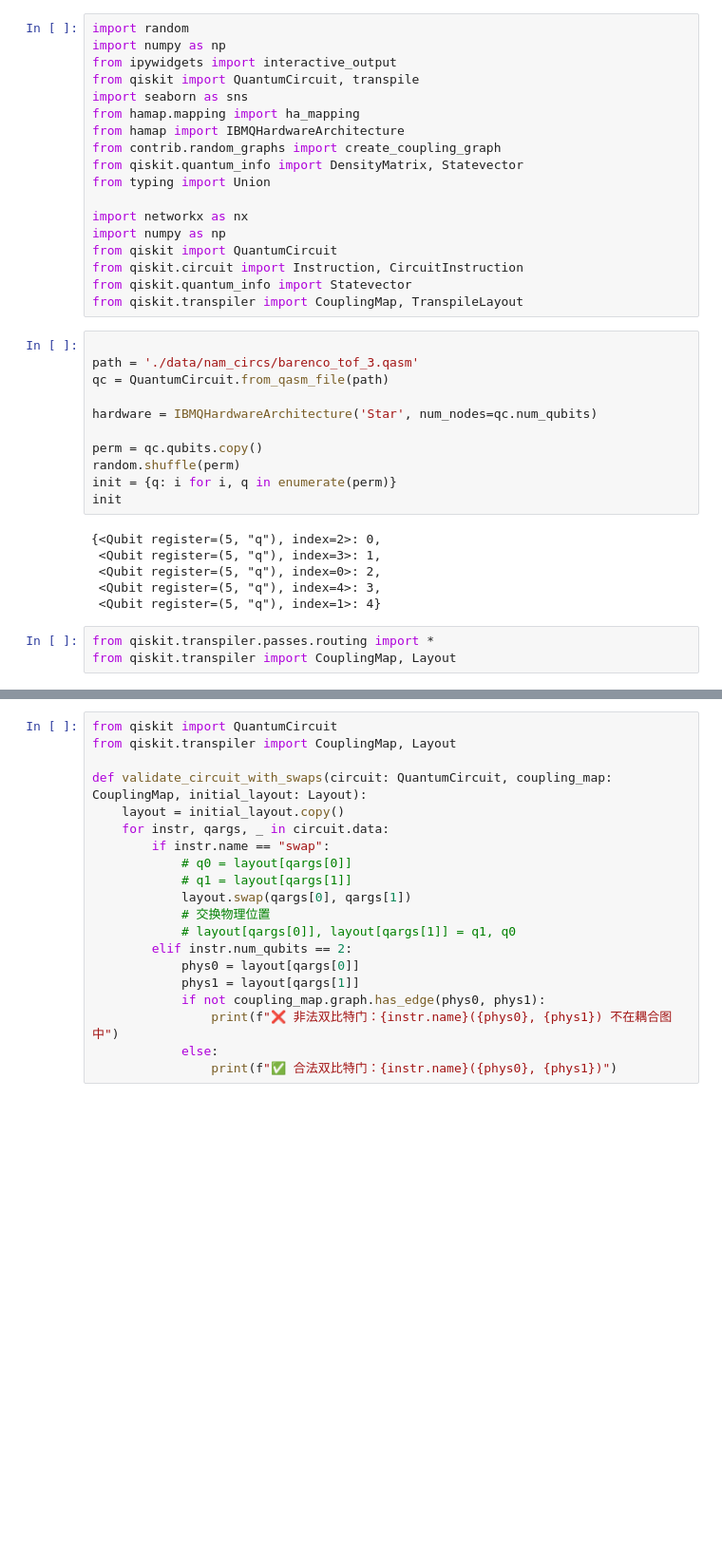
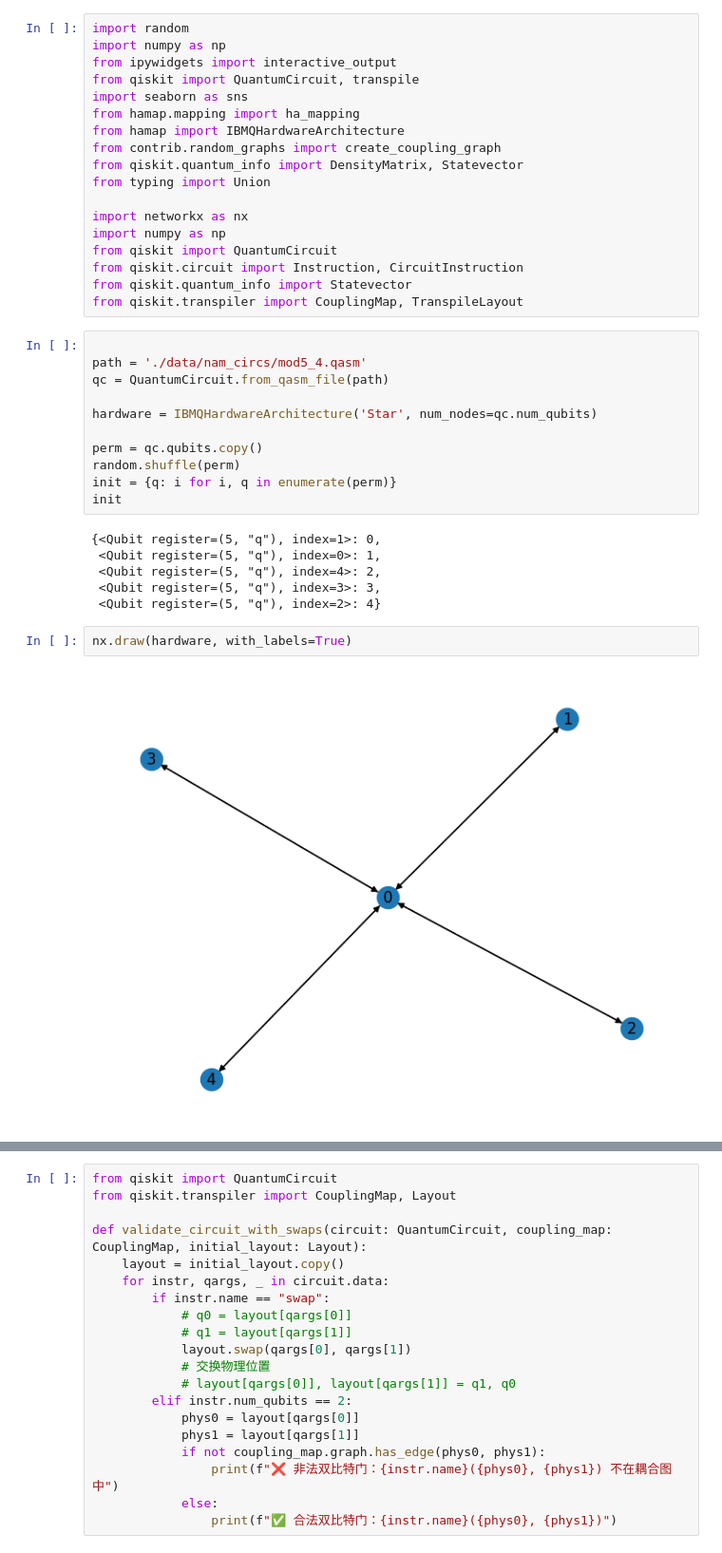
Before and after one commit to congfeng4/QuantumCompiler, a Jupyter notebook: verify_circuit.ipynb, the cells around one changed output, grey strips where cells are left out. Shown: that part at 95% size. Cells and saved outputs as stored; diff of their text form; blank space fills up the shorter version.

```diff
--- a/verify_circuit.ipynb
+++ b/verify_circuit.ipynb
@@ -18,7 +18,7 @@ from qiskit.quantum_info import Statevector
 from qiskit.transpiler import CouplingMap, TranspileLayout
 # %%
 
-path = './data/nam_circs/barenco_tof_3.qasm'
+path = './data/nam_circs/mod5_4.qasm'
 qc = QuantumCircuit.from_qasm_file(path)
 
 hardware = IBMQHardwareArchitecture('Star', num_nodes=qc.num_qubits)
@@ -28,12 +28,13 @@ random.shuffle(perm)
 init = {q: i for i, q in enumerate(perm)}
 init
 # %% [output]
-{<Qubit register=(5, "q"), index=2>: 0,
- <Qubit register=(5, "q"), index=3>: 1,
- <Qubit register=(5, "q"), index=0>: 2,
- <Qubit register=(5, "q"), index=4>: 3,
- <Qubit register=(5, "q"), index=1>: 4}
+{<Qubit register=(5, "q"), index=1>: 0,
+ <Qubit register=(5, "q"), index=0>: 1,
+ <Qubit register=(5, "q"), index=4>: 2,
+ <Qubit register=(5, "q"), index=3>: 3,
+ <Qubit register=(5, "q"), index=2>: 4}
-# %%
-from qiskit.transpiler.passes.routing import *
-from qiskit.transpiler import CouplingMap, Layout
+# %%
+nx.draw(hardware, with_labels=True)
+# %% [output]
+[figure, added]
 # %%
```
Also changed, not shown: parts of 12 cells of this notebook, 11 other files.
